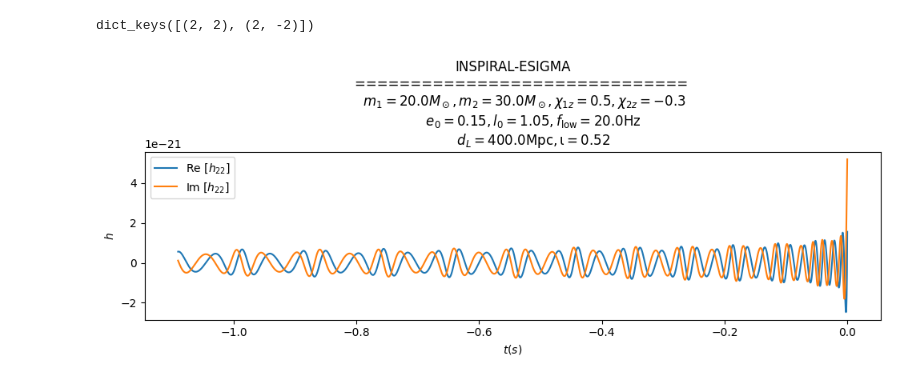
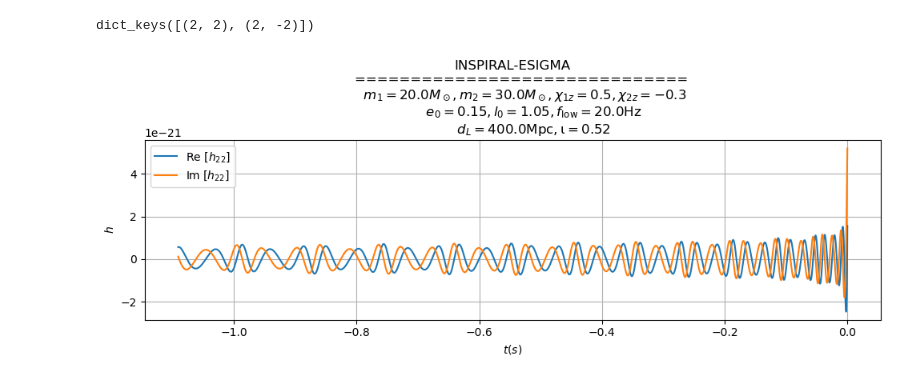
Before and after one commit to gwnrtools/esigmapy, a Jupyter notebook: notebooks/esigma_python.ipynb, the cells around one changed output. Drawn from its saved outputs; the diff is of its cells as text; code cells hidden in the pictures.

```diff
--- a/notebooks/esigma_python.ipynb
+++ b/notebooks/esigma_python.ipynb
@@ -174,25 +135,26 @@ plt.tight_layout()
 # %%
 print(modes_py.keys())
 hp22 = modes_py[(2, 2)].real()
 hc22 = modes_py[(2, 2)].imag()
 plt.figure(figsize=(10, 4))
 plt.title(
     rf"""INSPIRAL-ESIGMA
     ==============================
       $m_1={m1} M_\odot, m_2={m2} M_\odot, \chi_{{1z}}={spin1z}, \chi_{{2z}}={spin2z}$
           $e_0={eccentricity}, l_0={mean_anomaly:.2f}, f_{{\rm{{low}}}}={f_low}\rm{{Hz}}$
           $d_L={distance}\rm{{Mpc}}, \iota={inclination:.2f}$"""
 )
 # hp.plot(label=r"$h_+$")
 # hc.plot(label=r"$h_\times$")
 
 plt.plot(hp22.sample_times,hp22,label=r"Re [$h_{22}$]")
 plt.plot(hc22.sample_times,hc22,label=r"Im [$h_{22}$]")
 
 plt.xlabel(r"$t (s)$")
 plt.ylabel(r"$h$")
 plt.legend()
+plt.grid()
 plt.tight_layout()
 # %% [output]
 dict_keys([(2, 2), (2, -2)])
-[figure, old version]
+[figure, new version]
```
Also changed, not shown: parts of 6 cells of this notebook, 1 other file.
